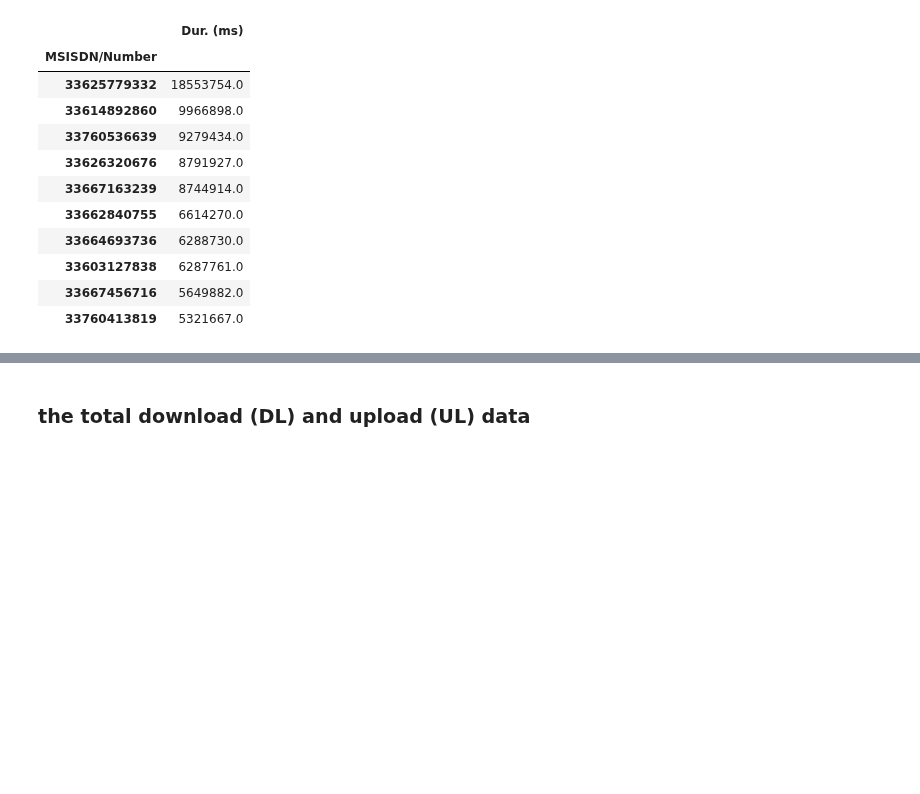
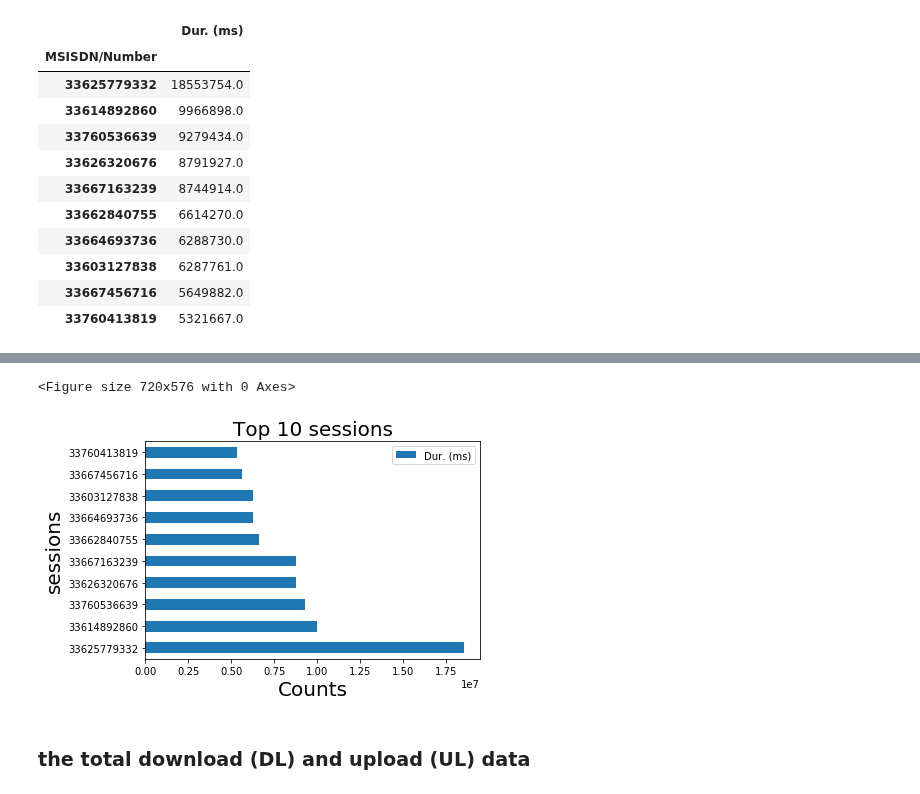
Before and after one commit to Kamuzinzi/telecomAnalytics, a Jupyter notebook: notebooks/overview.ipynb, the cells around one changed output, grey strips where cells are left out. Drawn from its saved outputs; the diff is of its cells as text; code cells hidden in the pictures; blank space fills up the shorter version.

```diff
--- a/notebooks/overview.ipynb
+++ b/notebooks/overview.ipynb
@@ -173,3 +173,5 @@ sessions.sort_values(by='Dur. (ms)', ascending=False).head(10)
 | 33603127838 | 6287761.0 |
 | 33667456716 | 5649882.0 |
 | 33760413819 | 5321667.0 |
+# %%
+top_sessions = sessions.sort_values(by='Dur. (ms)', ascending=False).head(10)
@@ -176,3 +193,13 @@ sessions.sort_values(by='Dur. (ms)', ascending=False).head(10)
+# %%
+plt.figure(figsize=(10,8))
+top_sessions.plot(kind="barh")
+plt.title("Top 10 sessions", size = 20)
+plt.xlabel("Counts", size = 20)
+plt.ylabel("sessions", size = 20)
+plt.show()
+# %% [output]
+<Figure size 720x576 with 0 Axes>
+[figure, added]
 # %% [markdown]
 ### the total download (DL) and upload (UL) data
 # %%
```
Also changed, not shown: parts of 100 cells of this notebook.
